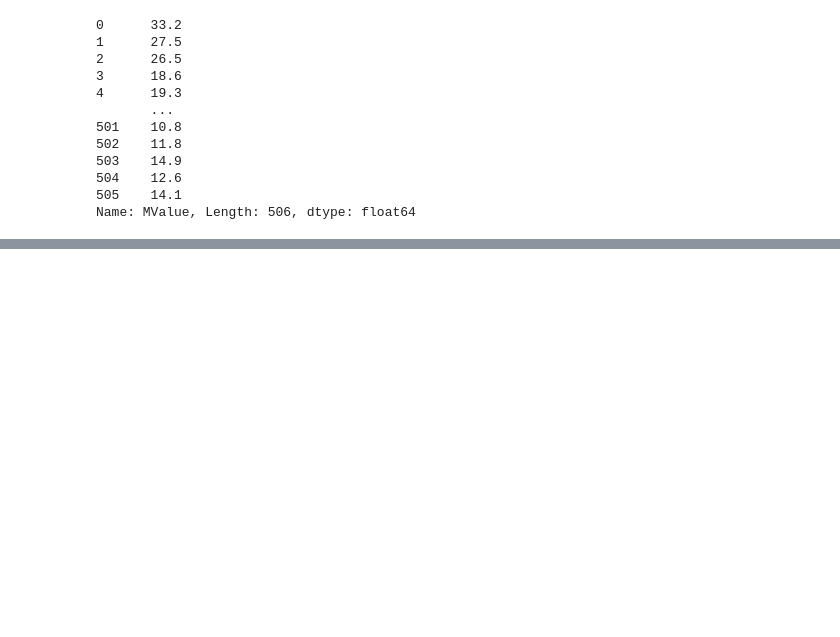
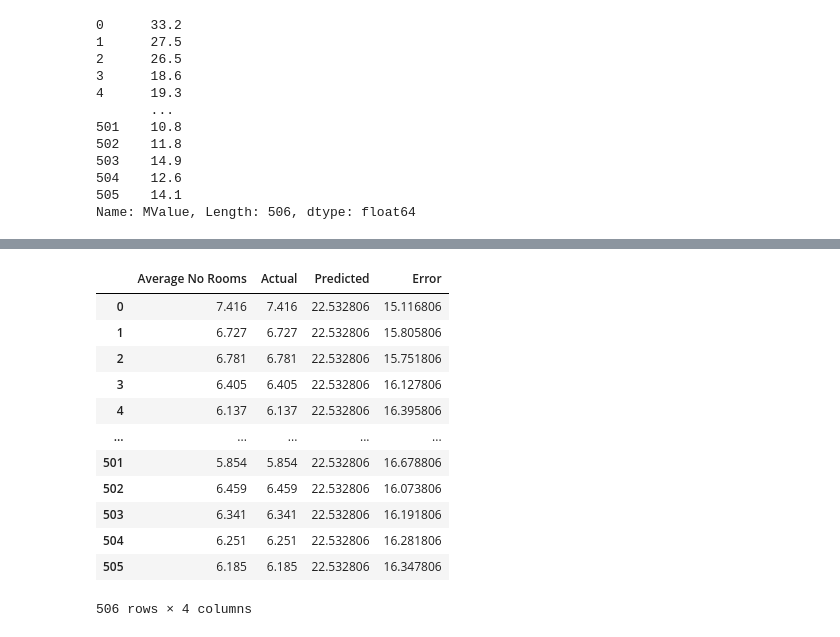
Before and after one commit to Arjun-P-Dinesh/Advanced-Machine-Learning, a Jupyter notebook: 2348506_LabProgram1.ipynb, the cells around one changed output, grey strips where cells are left out. Cells and saved outputs as stored; diff of their text form; code cells hidden in the pictures; blank space fills up the shorter version.

```diff
--- a/2348506_LabProgram1.ipynb
+++ b/2348506_LabProgram1.ipynb
@@ -117,0 +148,22 @@ plt.show()
+# %%
+model1_obs=pd.DataFrame({
+    'Average No Rooms':data['Avg_rooms '],
+    'Actual':data['Avg_rooms '],
+    'Predicted':data['model1'],
+    'Error':data['model1']-data['Avg_rooms ']
+})
+model1_obs
+# %% [output]
+|  | Average No Rooms | Actual | Predicted | Error |
+| 0 | 7.416 | 7.416 | 22.532806 | 15.116806 |
+| 1 | 6.727 | 6.727 | 22.532806 | 15.805806 |
+| 2 | 6.781 | 6.781 | 22.532806 | 15.751806 |
+| 3 | 6.405 | 6.405 | 22.532806 | 16.127806 |
+| 4 | 6.137 | 6.137 | 22.532806 | 16.395806 |
+| ... | ... | ... | ... | ... |
+| 501 | 5.854 | 5.854 | 22.532806 | 16.678806 |
+| 502 | 6.459 | 6.459 | 22.532806 | 16.073806 |
+| 503 | 6.341 | 6.341 | 22.532806 | 16.191806 |
+| 504 | 6.251 | 6.251 | 22.532806 | 16.281806 |
+| 505 | 6.185 | 6.185 | 22.532806 | 16.347806 |
+506 rows × 4 columns
```
Also changed, not shown: parts of 11 cells of this notebook.
